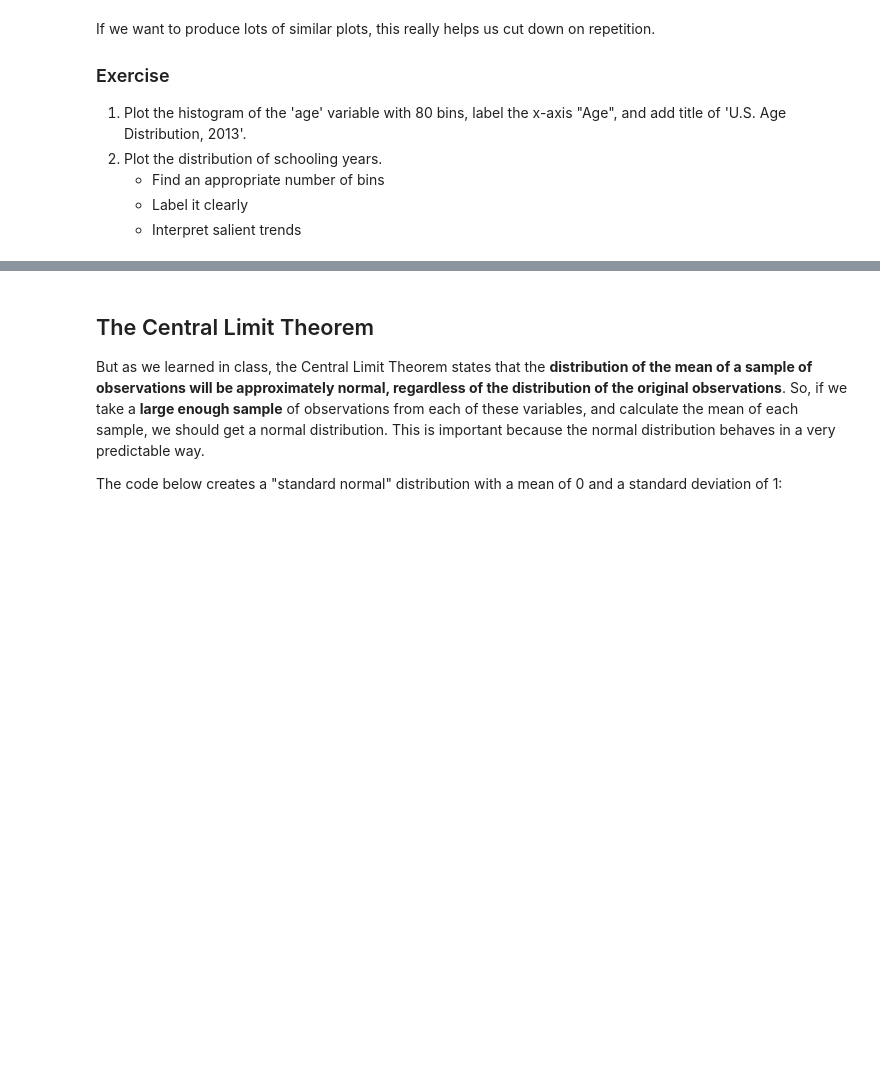
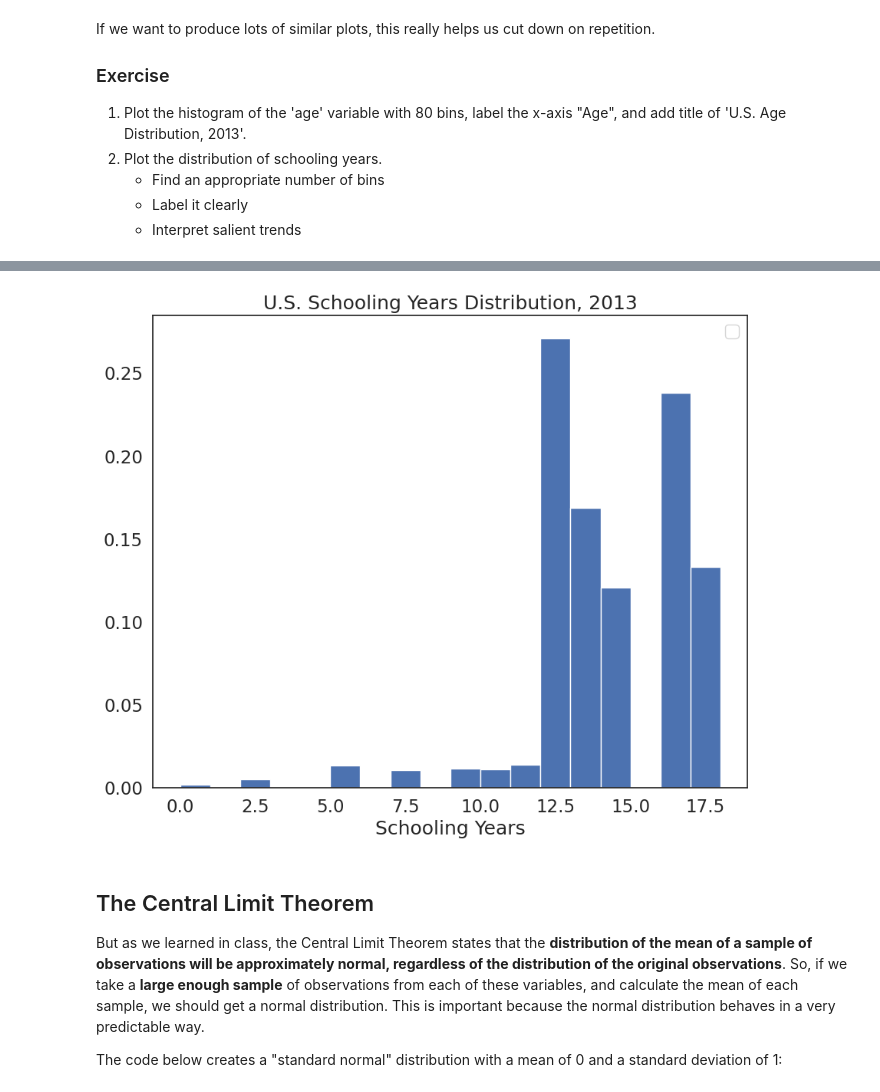
Before and after one commit to ilinashah177/QM2, a Jupyter notebook: Copy_of_W5_Distributions_and_Basic_Statistics.ipynb, the cells around one changed output, grey strips where cells are left out. Drawn from its saved outputs; the diff is of its cells as text; code cells hidden in the pictures; blank space fills up the shorter version.

```diff
--- a/Copy_of_W5_Distributions_and_Basic_Statistics.ipynb
+++ b/Copy_of_W5_Distributions_and_Basic_Statistics.ipynb
@@ -353,0 +358,29 @@ If we want to produce lots of similar plots, this really helps us cut down on re
+# %%
+import matplotlib.pyplot as plt
+
+def plot_histogram(variable, bin_number, xlab, title):
+    """
+    Plots a histogram with mean and median lines.
+
+    Args:
+        variable: The data to plot.
+        bin_number: The number of bins for the histogram.
+        xlab: The x-axis label.
+        title: The title of the plot.
+    """
+    summary = variable.describe()
+    plt.hist(variable, bins=bin_number, edgecolor='white', density=True)
+
+    # Check if 'mean' and '50%' are in the summary statistics
+    if 'mean' in summary:
+        plt.axvline(summary['mean'], color='red', linestyle='dashed', linewidth=1, label='Mean ' + str(round(summary['mean'], 2)))
+    if '50%' in summary:
+        plt.axvline(summary['50%'], color='black', linestyle='dashed', linewidth=1, label='Median ' + str(round(summary['50%'], 2)))
+
+    plt.xlabel(xlab)
+    plt.title(title)
+    plt.legend()
+    plt.show()
+# %%
+plot_histogram(variable = df['sch'], bin_number = 18, xlab = 'Schooling Years', title = 'U.S. Schooling Years Distribution, 2013')
+# %% [output]
@@ -354,3 +388,4 @@ If we want to produce lots of similar plots, this really helps us cut down on re
+[figure, added]
 # %% [markdown]
 ## The Central Limit Theorem
 
```
Also changed, not shown: parts of 2 cells of this notebook.
